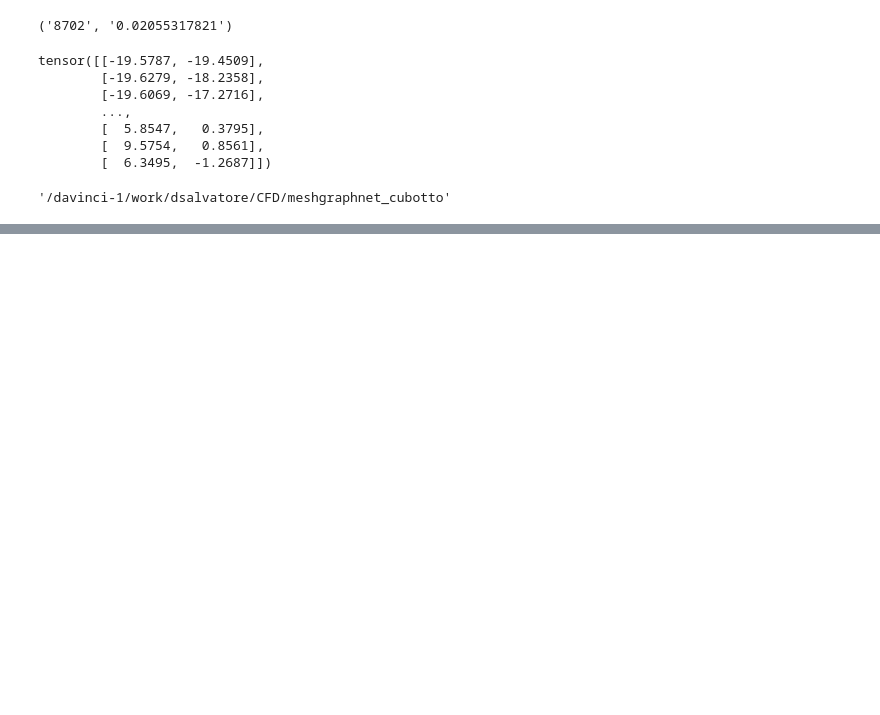
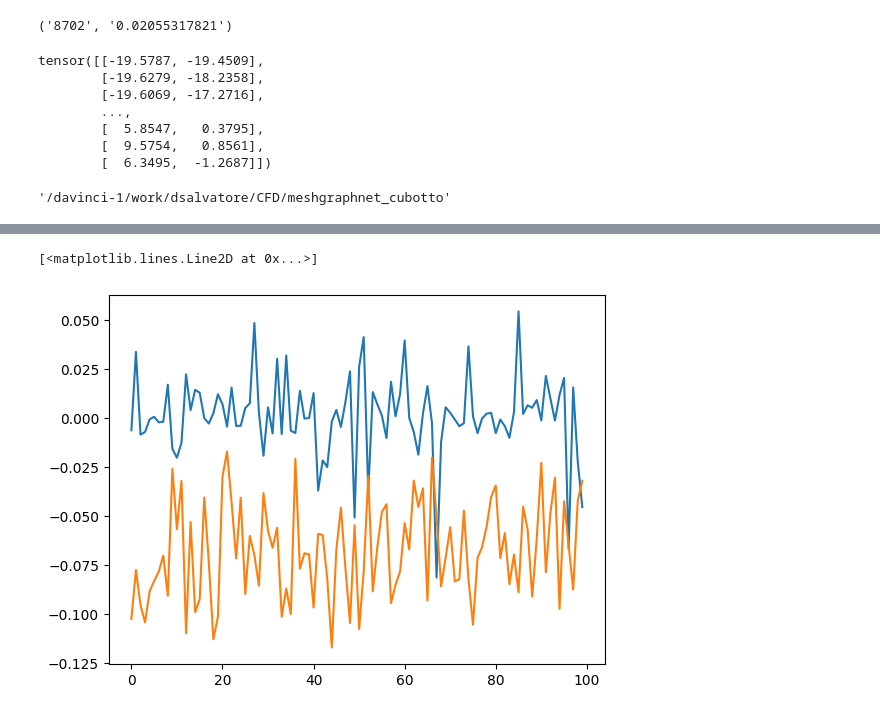
Before and after one commit to alesaso2000/MeshGraphNet-for-Steady-State-Solutions, a Jupyter notebook: read_openfoam.ipynb, the cells around one changed output, grey strips where cells are left out. Drawn from its saved outputs; the diff is of its cells as text; code cells hidden in the pictures; blank space fills up the shorter version.

```diff
--- a/read_openfoam.ipynb
+++ b/read_openfoam.ipynb
@@ -743,0 +950,4 @@ os.getcwd()
+# %%
+file_path = f'./data/test/raw/DSE-DACE100/workdir.100'
+owners, neighbours, points, faces, node_type_one_hot, body_faces, body_faces_idx = extract_polymesh(os.path.join(file_path,'constant/polyMesh' ))
+velocity, velocity_mean, pressure, pressure_mean, centers, body_coords = extract_fields(os.path.join(file_path, '1000'))
@@ -743,0 +1245,7 @@ os.getcwd()
+# %%
+for n in range(1,30):
+    file_path = f'./data/test/raw/DSE-DACE100/workdir.{n}'
+    L, D = get_lift_drag_from_file(file_path)
+    CL, CD = 2*L, 2*D
+    cl_true, cd_true = read_Cs(file_path)
+    print(cl_true, CL, cd_true, CD)
@@ -743,0 +1270,7 @@ os.getcwd()
+# %%
+for n in range(1,30):
+    file_path = f'./data/test/raw/DSE-DACE100/workdir.{n}'
+    L, D = get_lift_drag_from_file(file_path)
+    CL, CD = 2*L, 2*D
+    cl_true, cd_true = read_Cs(file_path)
+    print(cl_true, CL, cd_true, CD)
@@ -743,0 +1353,15 @@ os.getcwd()
+# %%
+dio, porco = [], []
+for n in range(1,101):
+    file_path = f'./data/test/raw/DSE-DACE100/workdir.{n}'
+    L, D = get_lift_drag_from_file(file_path)
+    CL, CD = 2*L, 2*D
+    cl_true, cd_true = read_Cs(file_path)
+    dio.append(float(cl_true) - CL)
+    porco.append(float(cd_true) - CD)
+    #print(cl_true, CL, cd_true, CD)
+plt.plot(dio)
+plt.plot(porco)
+# %% [output]
+[<matplotlib.lines.Line2D at 0x...>]
+[figure, added]
```
Also changed, not shown: parts of 62 cells of this notebook, 5 other files.
